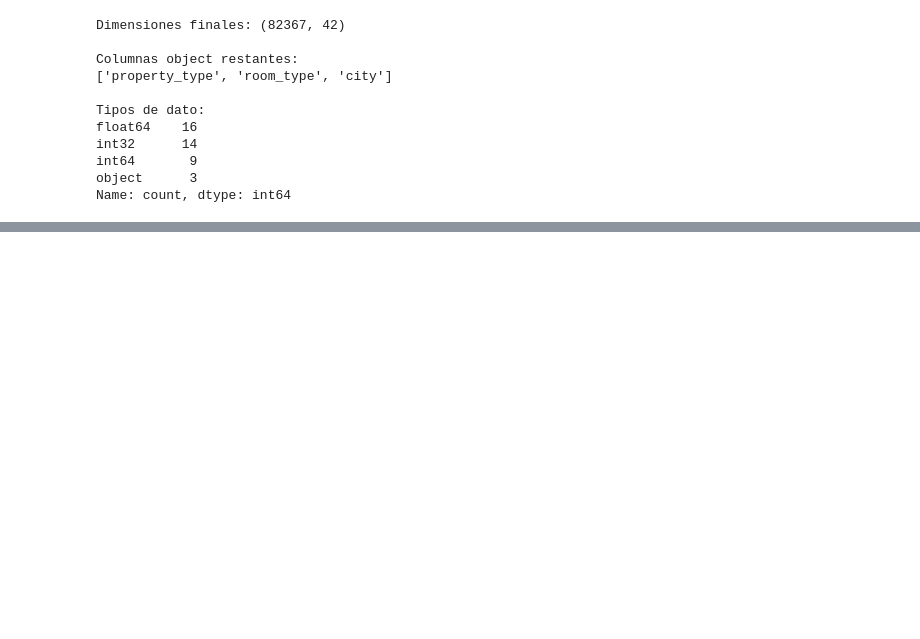
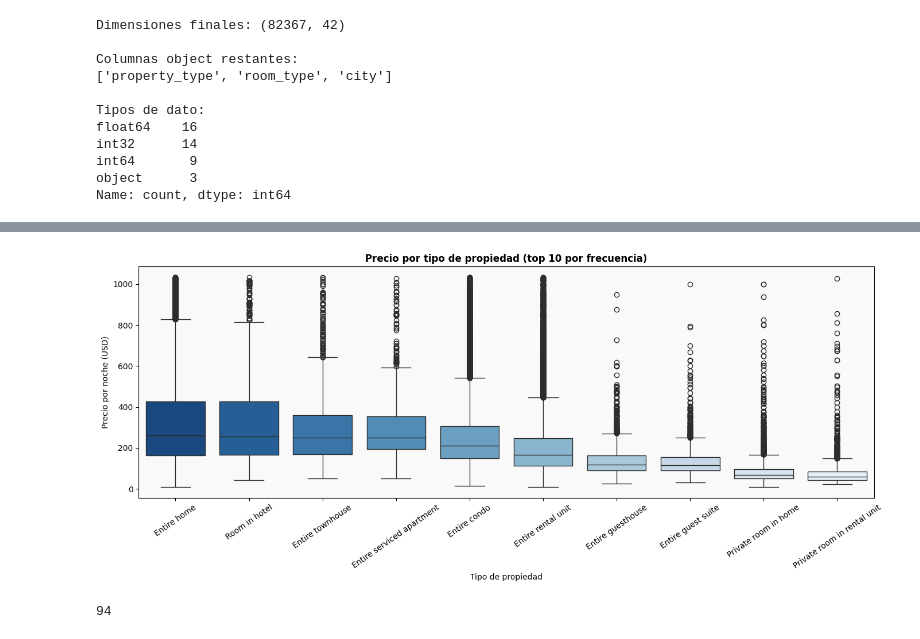
Before and after one commit to fabianpradod/lab3-mineria, a Jupyter notebook: mod/smartStay_regression.ipynb, the cells around one changed output, grey strips where cells are left out. Drawn from its saved outputs; the diff is of its cells as text; code cells hidden in the pictures; blank space fills up the shorter version.

```diff
--- a/mod/smartStay_regression.ipynb
+++ b/mod/smartStay_regression.ipynb
@@ -295,0 +443,32 @@ Name: count, dtype: int64
+# %%
+top10_property = (
+    priced_listings_df['property_type']
+    .value_counts()
+    .head(10)
+    .index
+)
+
+plot_df_prop = priced_listings_df[
+    (priced_listings_df['property_type'].isin(top10_property)) &
+    (priced_listings_df['price'] <= p95)
+]
+
+fig, ax = plt.subplots(figsize=(14, 6))
+
+prop_order = plot_df_prop.groupby('property_type')['price'].median().sort_values(ascending=False).index
+sns.boxplot(data=plot_df_prop, x='property_type', y='price',
+            order=prop_order, palette='Blues_r', ax=ax)
+ax.set_title('Precio por tipo de propiedad (top 10 por frecuencia)', fontweight='bold')
+ax.set_xlabel('Tipo de propiedad')
+ax.set_ylabel('Precio por noche (USD)')
+ax.tick_params(axis='x', rotation=35)
+
+plt.tight_layout()
+plt.grid(False)
+plt.show()
+# %% [output]
+[figure, added]
+# %%
+priced_listings_df['property_type'].nunique()
+# %% [output]
+94
```
Also changed, not shown: parts of 15 cells of this notebook.
